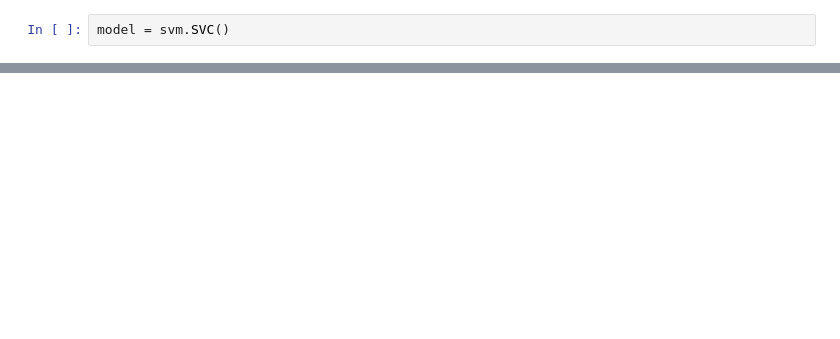
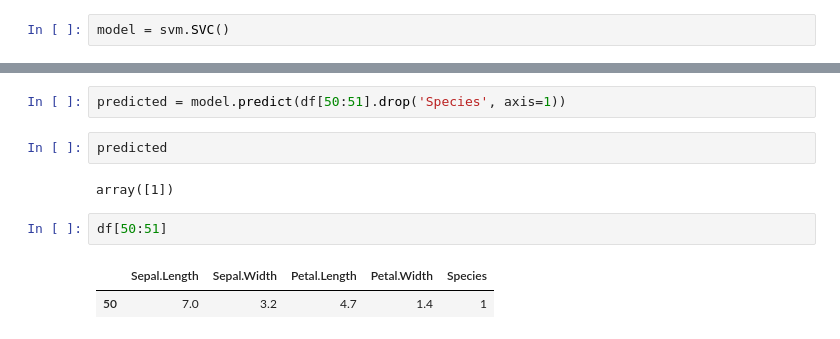
Before and after one commit to barnrang/biostat2017, a Jupyter notebook: rakugaki/ayame.ipynb, the cells around one changed output, grey strips where cells are left out. Drawn from its saved outputs; the diff is of its cells as text; blank space fills up the shorter version.

```diff
--- a/rakugaki/ayame.ipynb
+++ b/rakugaki/ayame.ipynb
@@ -263,0 +224,11 @@ print(Y_predict, Y_val.as_matrix())
+# %%
+predicted = model.predict(df[50:51].drop('Species', axis=1))
+# %%
+predicted
+# %% [output]
+array([1])
+# %%
+df[50:51]
+# %% [output]
+|  | Sepal.Length | Sepal.Width | Petal.Length | Petal.Width | Species |
+| 50 | 7.0 | 3.2 | 4.7 | 1.4 | 1 |
```
Also changed, not shown: parts of 13 cells of this notebook, 8 other files.
